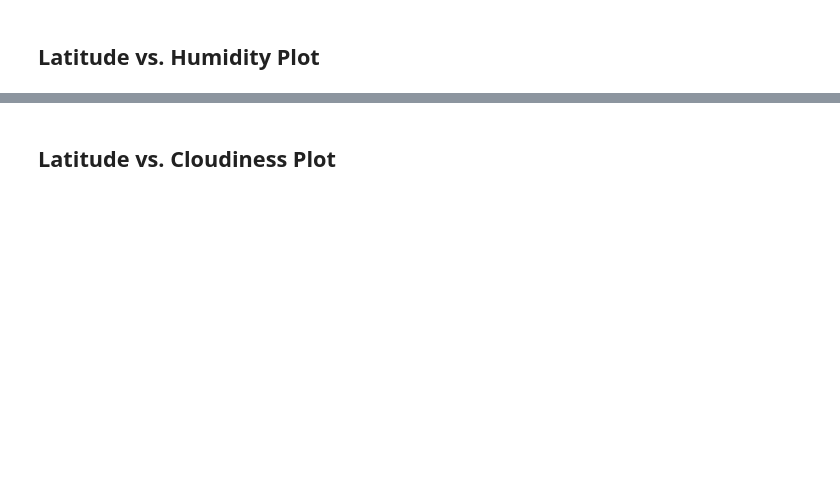
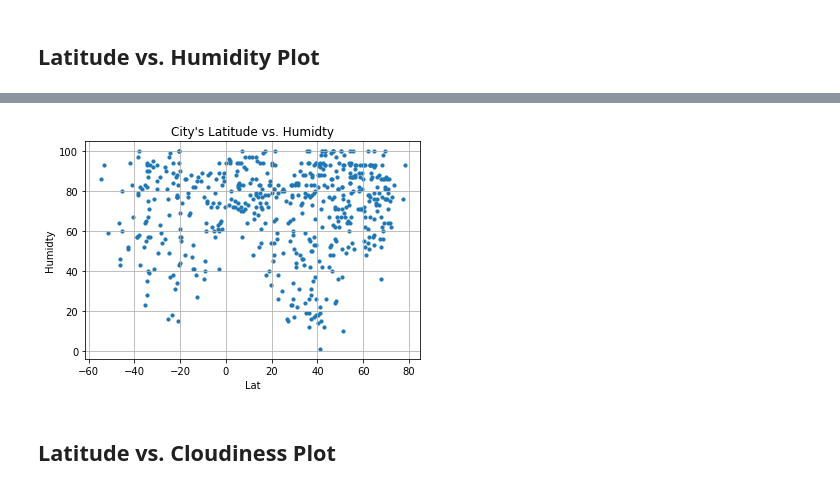
Before and after one commit to EvanK215/python-api-challenge, a Jupyter notebook: starter_code/WeatherPy.ipynb, the cells around one changed output, grey strips where cells are left out. Saved outputs shown, nothing was run; the diff lists cells and outputs as text; code cells hidden in the pictures; blank space fills up the shorter version.

```diff
--- a/starter_code/WeatherPy.ipynb
+++ b/starter_code/WeatherPy.ipynb
@@ -183,0 +200,12 @@ Int64Index([], dtype='int64')
+# %%
+plt.scatter(city_data["Lat"], city_data["Humidity"], marker="o", s=10)
+
+# Label chart
+plt.title("City's Latitude vs. Humidty")
+plt.ylabel("Humidty")
+plt.xlabel("Lat")
+plt.grid(True)
+
+plt.show()
+# %% [output]
+[figure, added]
```
Also changed, not shown: parts of 43 cells of this notebook, 15 other files.
